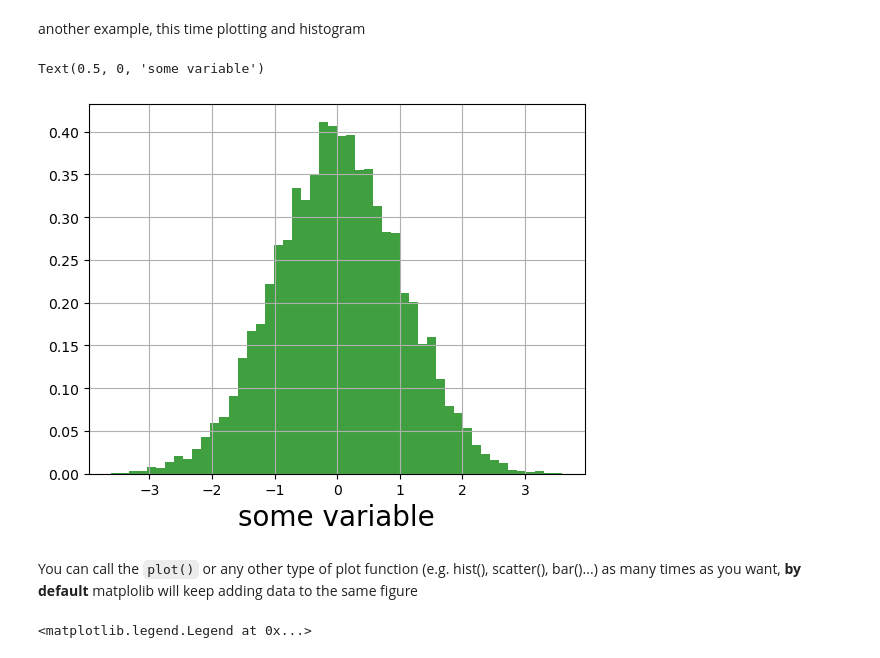
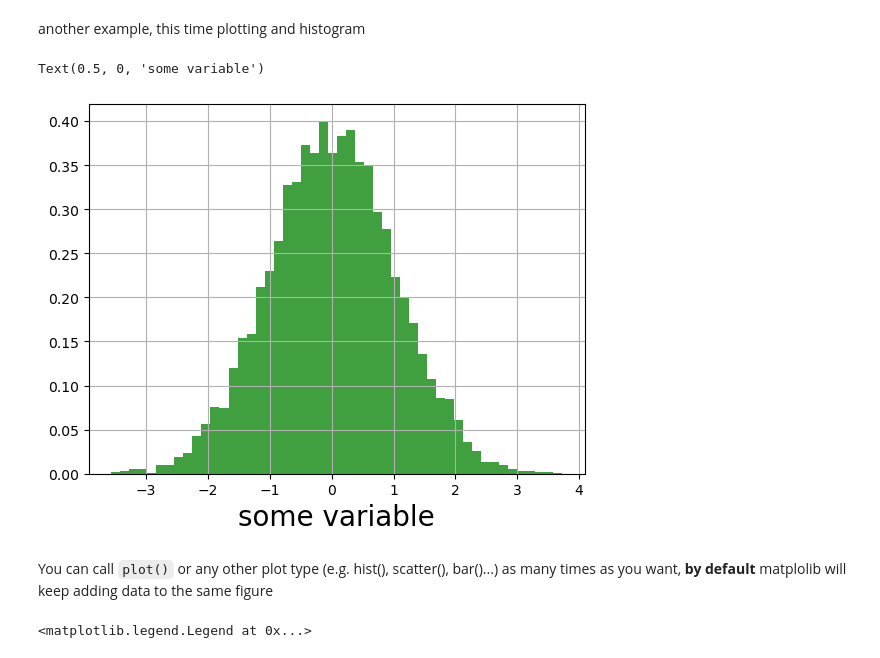
Before and after one commit to marcoalopez/Python_course, a Jupyter notebook: notebooks/Matplotlib_walkthrough.ipynb, the cells around one changed output. Cells and saved outputs as stored; diff of their text form; code cells hidden in the pictures.

```diff
--- a/notebooks/Matplotlib_walkthrough.ipynb
+++ b/notebooks/Matplotlib_walkthrough.ipynb
@@ -58,17 +58,18 @@ another example, this time plotting and histogram
 # %%
 import numpy as np
 
 # generate a normal population of size 10_000
-normal = np.random.randn(10000)
+rgn = np.random.default_rng()
+normal = rgn.standard_normal(size=10000)
 
 plt.hist(normal, 50, density=True, facecolor='green', alpha=0.75)  # here we use the funtion hist() to plot a histogram of the data
 plt.grid(True)                                                     # add a grid
 plt.xlabel('some variable', fontsize=20)
 # %% [output]
 Text(0.5, 0, 'some variable')
-[figure, old version]
+[figure, new version]
 # %% [markdown]
-You can call the ``plot()``  or any other type of plot function (e.g. hist(), scatter(), bar()...) as many times as you want, **by default** matplolib will keep adding data to the same figure
+You can call ``plot()``  or any other plot type (e.g. hist(), scatter(), bar()...) as many times as you want, **by default** matplolib will keep adding data to the same figure
 # %%
 # first call to plot()
 plt.plot(a, b, marker='o', markersize=12, label='$x^2$')
```
Also changed, not shown: parts of 5 cells of this notebook.
